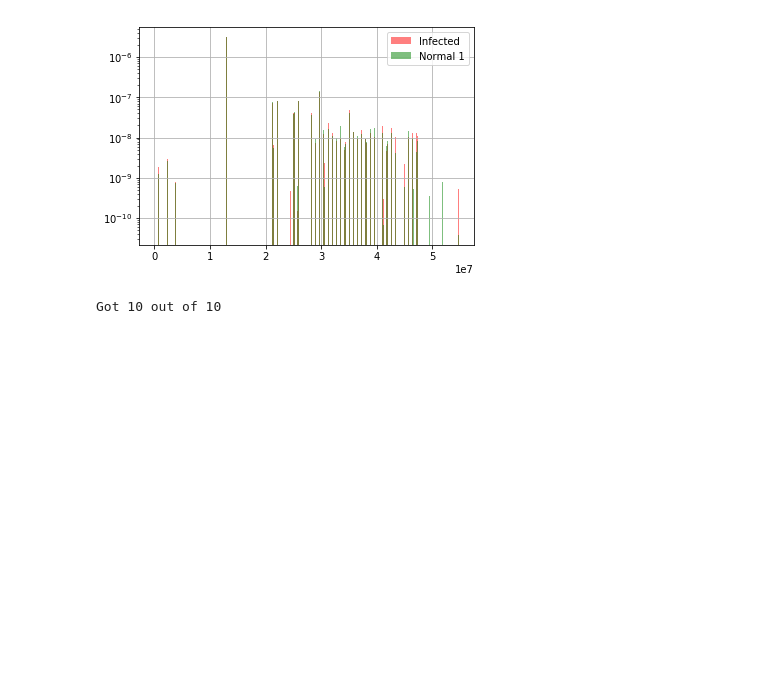
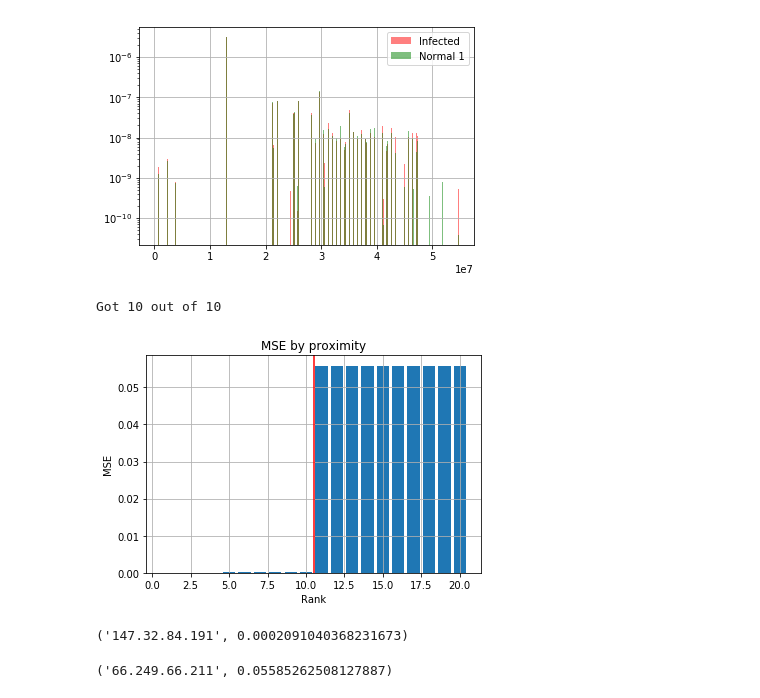
Before and after one commit to simionAndrei/CyberBotnet3, a Jupyter notebook: Profiling.ipynb, the cells around one changed output. Saved outputs shown, nothing was run; the diff lists cells and outputs as text; code cells hidden in the pictures; blank space fills up the shorter version.

```diff
--- a/Profiling.ipynb
+++ b/Profiling.ipynb
@@ -290,3 +291,35 @@ for infect in infected_hosts:
 print("Got %d out of %d"%(counts, len(infected_hosts)))
 # %% [output]
 Got 10 out of 10
+# %%
+toplot = ranks[:len(infected_hosts)*2]
+# %%
+x = []
+y = []
+
+for ip, mse in toplot:
+    x.append(ip)
+    y.append(mse)
+
+x = np.array(range(len(x)))
+y = np.array(y)
+plt.bar(x+1,y)
+plt.axvline(x=10.5, color='red')
+
+plt.title("MSE by proximity")
+plt.xlabel("Rank")
+plt.ylabel("MSE")
+plt.grid(True)
+plt.savefig("./output/mse.eps", format='eps', dpi=1000)
+# %% [output]
+[figure, added]
+# %%
+# the least alike infected
+ranks[len(infected_hosts) - 1]
+# %% [output]
+('147.32.84.191', 0.0002091040368231673)
+# %%
+# the most alike non-infected
+ranks[len(infected_hosts)]
+# %% [output]
+('66.249.66.211', 0.05585262508127887)
```
Also changed, not shown: parts of 5 cells of this notebook, 9 other files.
